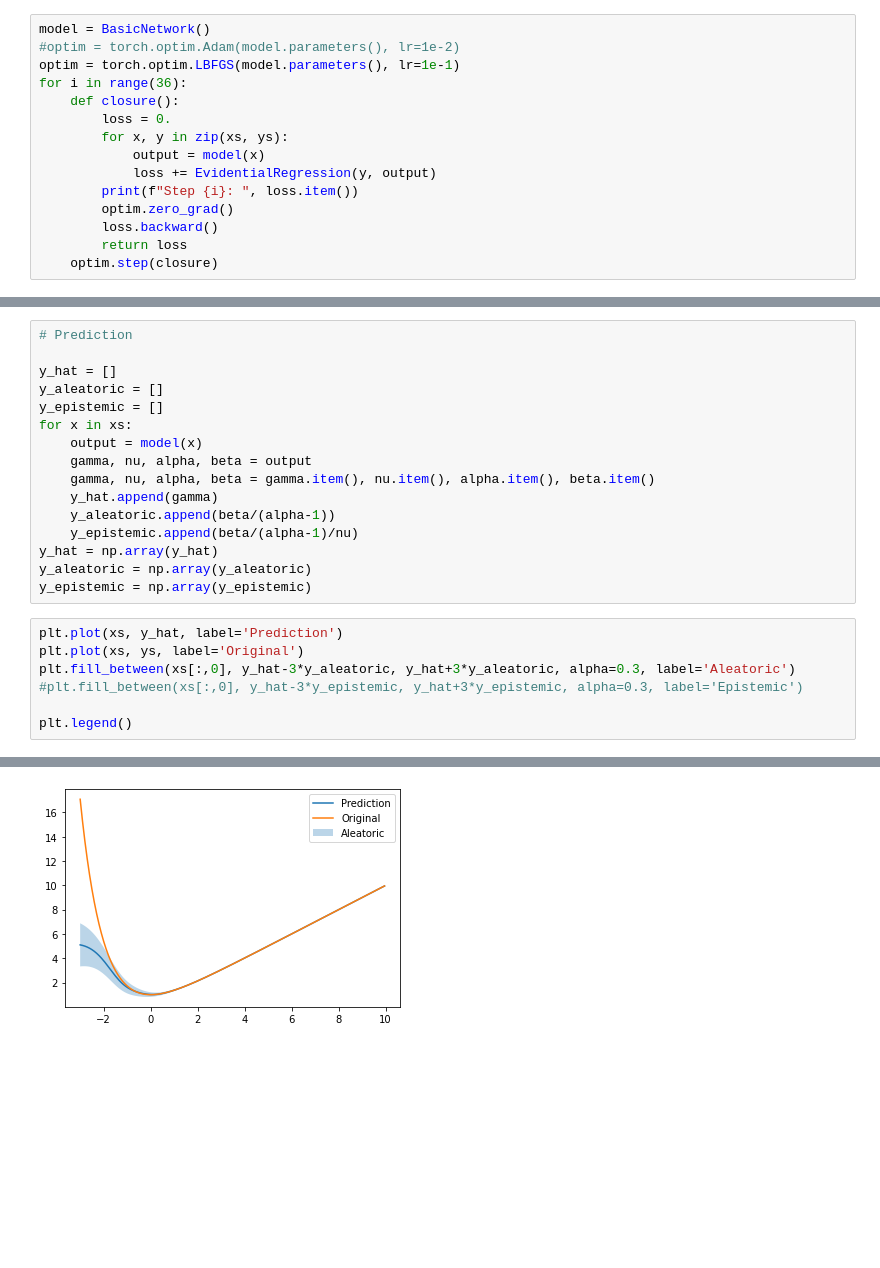
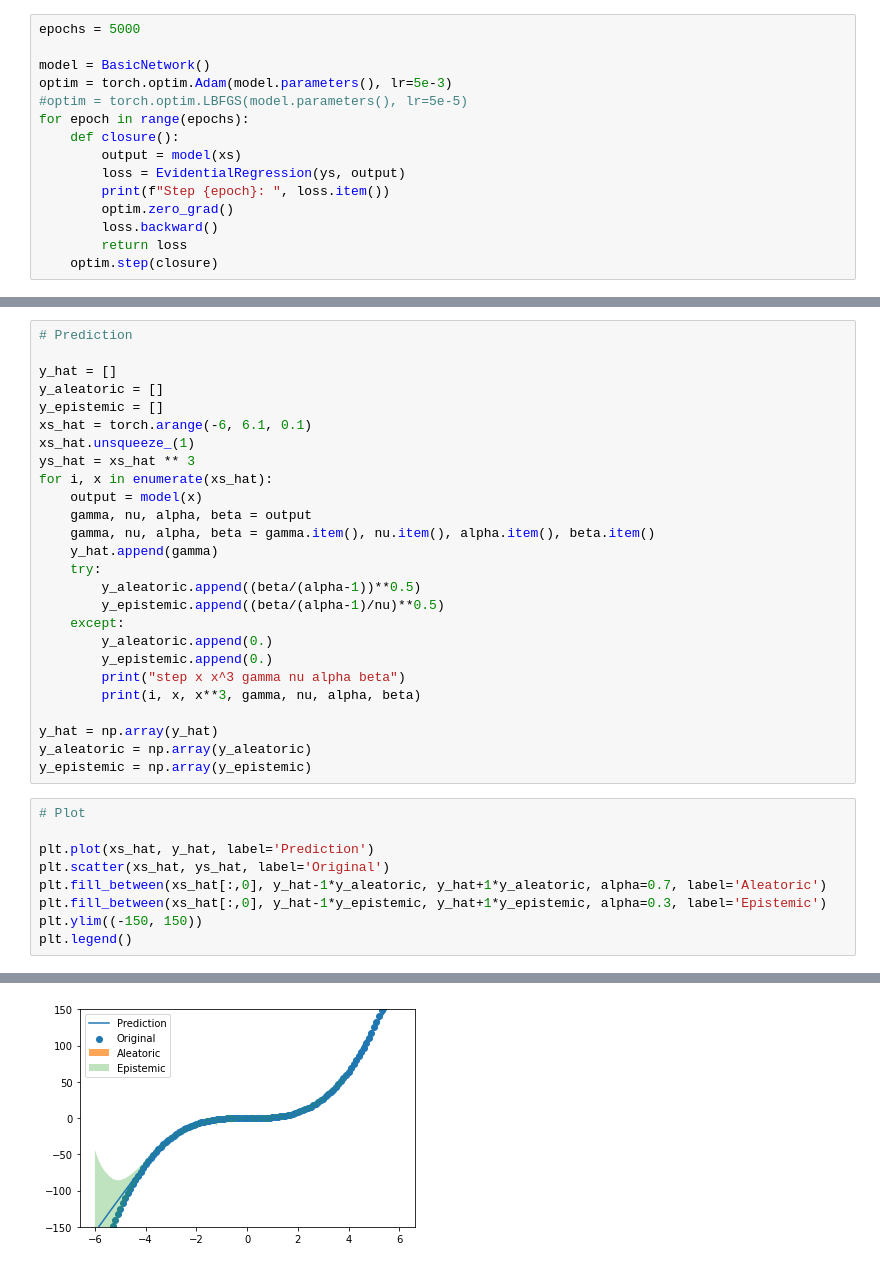
Before and after one commit to yanxon/Academy, a Jupyter notebook: Machine Learning/Deep Evidential Learning/EDL.ipynb, the cells around one changed output, grey strips where cells are left out. Saved outputs shown, nothing was run; the diff lists cells and outputs as text; blank space fills up the shorter version.

```diff
--- a/Machine Learning/Deep Evidential Learning/EDL.ipynb
+++ b/Machine Learning/Deep Evidential Learning/EDL.ipynb
@@ -86,15 +96,15 @@ class BasicNetwork(torch.nn.Module):
         return x
 # %%
+epochs = 5000
+
 model = BasicNetwork()
-#optim = torch.optim.Adam(model.parameters(), lr=1e-2)
-optim = torch.optim.LBFGS(model.parameters(), lr=1e-1)
-for i in range(36):
+optim = torch.optim.Adam(model.parameters(), lr=5e-3)
+#optim = torch.optim.LBFGS(model.parameters(), lr=5e-5)
+for epoch in range(epochs):
     def closure():
-        loss = 0.
-        for x, y in zip(xs, ys):
-            output = model(x)
-            loss += EvidentialRegression(y, output)
-        print(f"Step {i}: ", loss.item())
+        output = model(xs)
+        loss = EvidentialRegression(ys, output)
+        print(f"Step {epoch}: ", loss.item())
         optim.zero_grad()
         loss.backward()
         return loss
@@ -123,23 +133,35 @@ Step 35:  -1010.1727294921875
 y_hat = []
 y_aleatoric = []
 y_epistemic = []
-for x in xs:
+xs_hat = torch.arange(-6, 6.1, 0.1)
+xs_hat.unsqueeze_(1)
+ys_hat = xs_hat ** 3
+for i, x in enumerate(xs_hat):
     output = model(x)
     gamma, nu, alpha, beta = output
     gamma, nu, alpha, beta = gamma.item(), nu.item(), alpha.item(), beta.item()
     y_hat.append(gamma)
-    y_aleatoric.append(beta/(alpha-1))
-    y_epistemic.append(beta/(alpha-1)/nu)
+    try:
+        y_aleatoric.append((beta/(alpha-1))**0.5)
+        y_epistemic.append((beta/(alpha-1)/nu)**0.5)
+    except:
+        y_aleatoric.append(0.)
+        y_epistemic.append(0.)
+        print("step x x^3 gamma nu alpha beta")
+        print(i, x, x**3, gamma, nu, alpha, beta)
+
 y_hat = np.array(y_hat)
 y_aleatoric = np.array(y_aleatoric)
 y_epistemic = np.array(y_epistemic)
 # %%
-plt.plot(xs, y_hat, label='Prediction')
-plt.plot(xs, ys, label='Original')
-plt.fill_between(xs[:,0], y_hat-3*y_aleatoric, y_hat+3*y_aleatoric, alpha=0.3, label='Aleatoric')
-#plt.fill_between(xs[:,0], y_hat-3*y_epistemic, y_hat+3*y_epistemic, alpha=0.3, label='Epistemic')
+# Plot
 
+plt.plot(xs_hat, y_hat, label='Prediction')
+plt.scatter(xs_hat, ys_hat, label='Original')
+plt.fill_between(xs_hat[:,0], y_hat-1*y_aleatoric, y_hat+1*y_aleatoric, alpha=0.7, label='Aleatoric')
+plt.fill_between(xs_hat[:,0], y_hat-1*y_epistemic, y_hat+1*y_epistemic, alpha=0.3, label='Epistemic')
+plt.ylim((-150, 150))
 plt.legend()
 # %% [output]
 <matplotlib.legend.Legend at 0x...>
-[figure, old version]
+[figure, new version]
```
Also changed, not shown: parts of 6 cells of this notebook.
